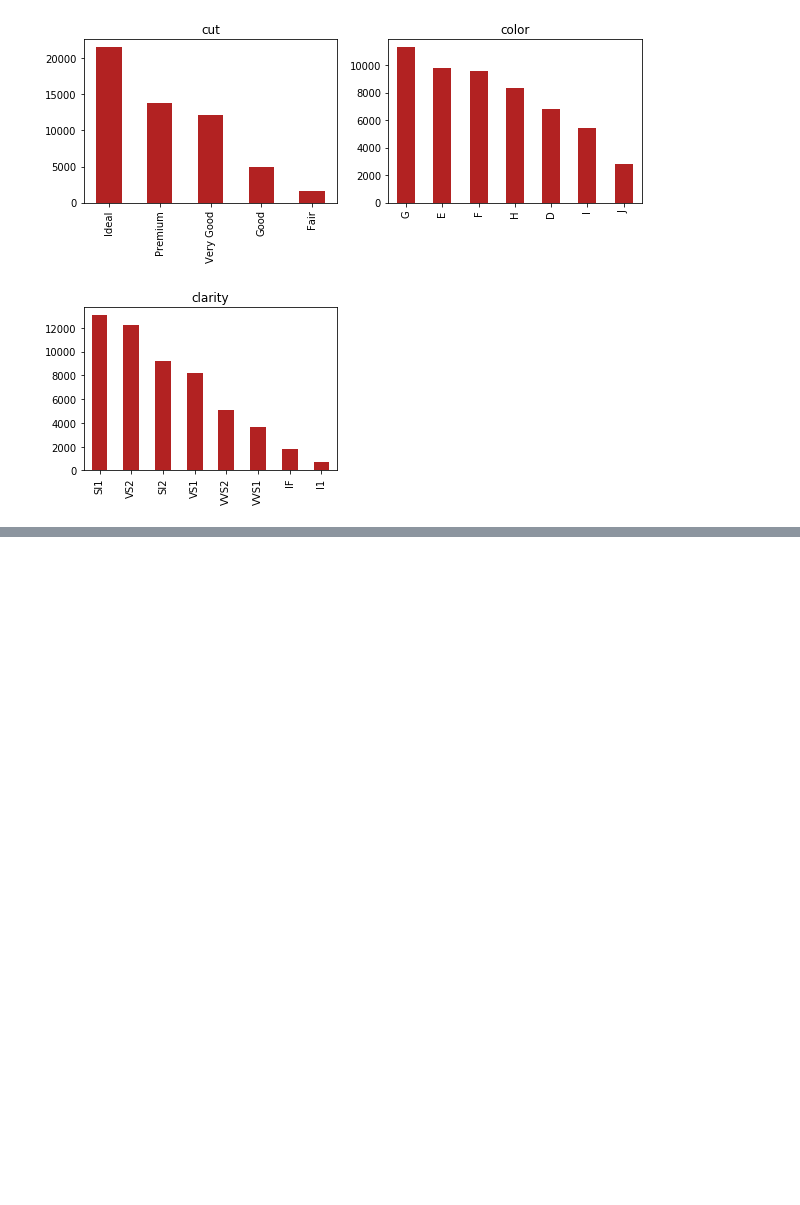
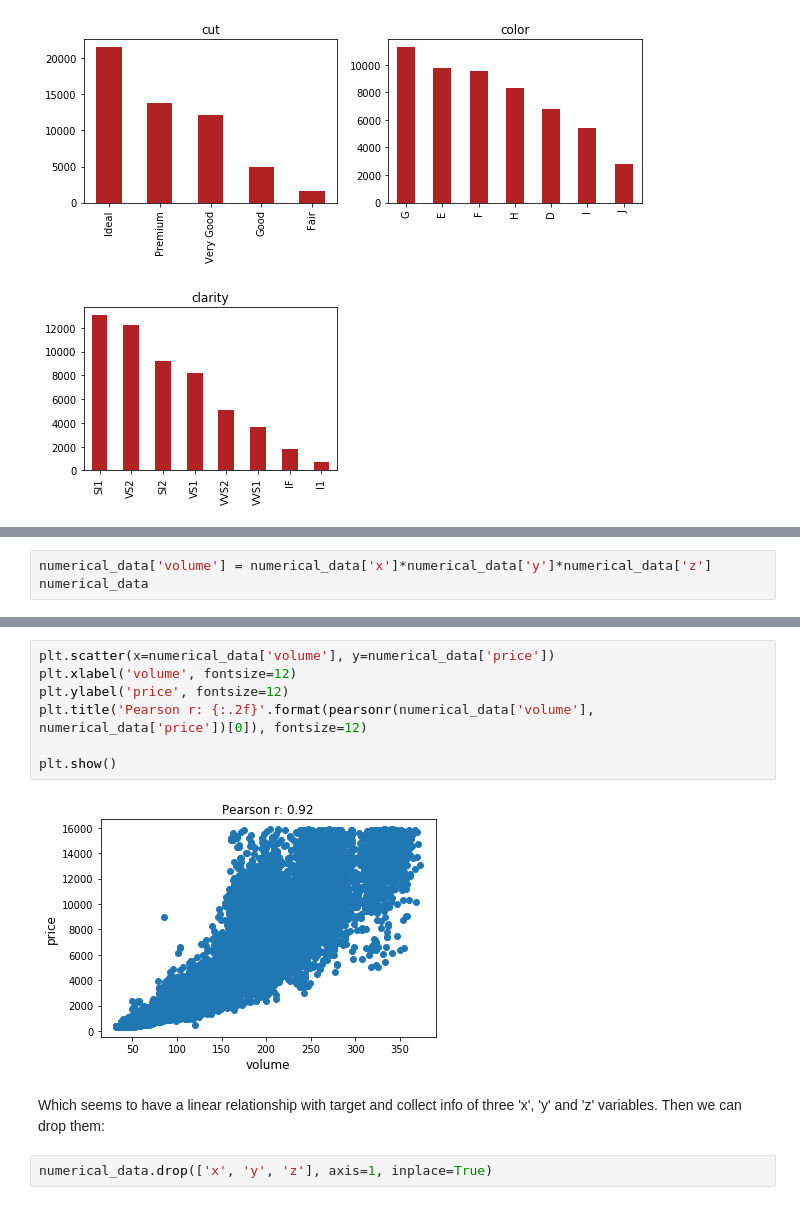
Before and after one commit to guillermogarcialopez/kaggle-basics, a Jupyter notebook: diamonds_regression.ipynb, the cells around one changed output, grey strips where cells are left out. Drawn from its saved outputs; the diff is of its cells as text; blank space fills up the shorter version.

Commit message:
finalizado preprocesado variables

```diff
--- a/diamonds_regression.ipynb
+++ b/diamonds_regression.ipynb
@@ -113,0 +201,3 @@ plt.show()
+# %%
+numerical_data['volume'] = numerical_data['x']*numerical_data['y']*numerical_data['z']
+numerical_data
@@ -113,0 +218,13 @@ plt.show()
+# %%
+plt.scatter(x=numerical_data['volume'], y=numerical_data['price'])
+plt.xlabel('volume', fontsize=12)
+plt.ylabel('price', fontsize=12)
+plt.title('Pearson r: {:.2f}'.format(pearsonr(numerical_data['volume'], numerical_data['price'])[0]), fontsize=12)
+
+plt.show()
+# %% [output]
+[figure, added]
+# %% [markdown]
+Which seems to have a linear relationship with target and collect info of three 'x', 'y' and 'z' variables. Then we can drop them:
+# %%
+numerical_data.drop(['x', 'y', 'z'], axis=1, inplace=True)
```
Also changed, not shown: parts of 20 cells of this notebook.
